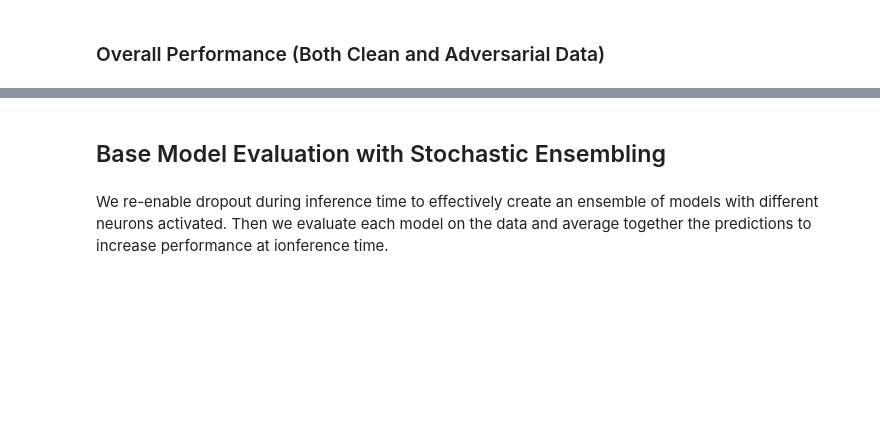
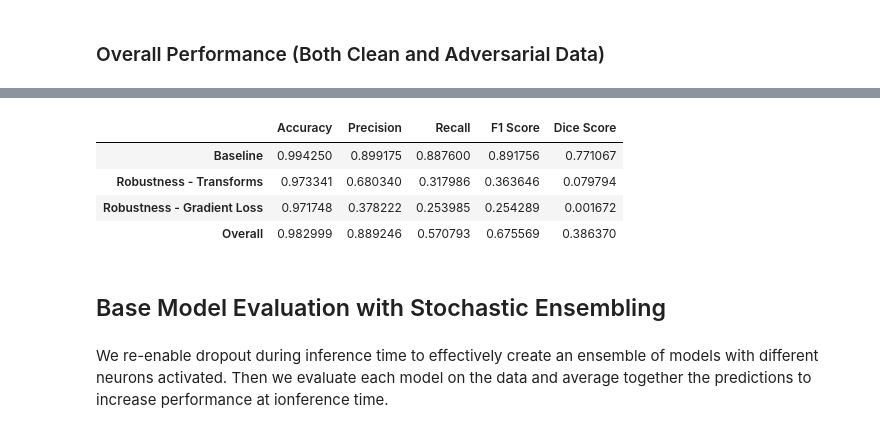
Before and after one commit to hakeematyab/Reliable-Explainable-Brain-Tumor-Segmentation, a Jupyter notebook: notebooks/ModelEvaluation.ipynb, the cells around one changed output, grey strips where cells are left out. Cells and saved outputs as stored; diff of their text form; code cells hidden in the pictures; blank space fills up the shorter version.

```diff
--- a/notebooks/ModelEvaluation.ipynb
+++ b/notebooks/ModelEvaluation.ipynb
@@ -801,3 +868,11 @@ plt.show()
+# %%
+adv_model_metrics = {
+    "Accuracy": acc,
+    "Precision": prec,
+    "Recall": rec,
+    "F1 Score": f1,
+    "Dice Score": dice_score
+    }
 # %% [markdown]
 ### With Transforms
 # %%
@@ -850,3 +933,11 @@ plt.show()
+# %%
+adv_model_transforms_metrics = {
+    "Accuracy": acc,
+    "Precision": prec,
+    "Recall": rec,
+    "F1 Score": f1,
+    "Dice Score": dice_score
+    }
 # %% [markdown]
 ### With Gradient Loss
 # %%
@@ -900,3 +999,11 @@ plt.show()
+# %%
+adv_model_gradient_loss_metrics = {
+    "Accuracy": acc,
+    "Precision": prec,
+    "Recall": rec,
+    "F1 Score": f1,
+    "Dice Score": dice_score
+    }
 # %% [markdown]
 ### Overall Performance (Both Clean and Adversarial Data)
 # %%
@@ -985,3 +1100,22 @@ plt.show()
+# %%
+adv_model_overall_metrics = {
+    "Accuracy": acc,
+    "Precision": prec,
+    "Recall": rec,
+    "F1 Score": f1,
+    "Dice Score": dice_score
+    }
+# %%
+pd.DataFrame({'Baseline':adv_model_metrics,
+              'Robustness - Transforms':adv_model_transforms_metrics,
+             'Robustness - Gradient Loss':adv_model_gradient_loss_metrics,
+             'Overall': adv_model_overall_metrics}).T
+# %% [output]
+|  | Accuracy | Precision | Recall | F1 Score | Dice Score |
+| Baseline | 0.994250 | 0.899175 | 0.887600 | 0.891756 | 0.771067 |
+| Robustness - Transforms | 0.973341 | 0.680340 | 0.317986 | 0.363646 | 0.079794 |
+| Robustness - Gradient Loss | 0.971748 | 0.378222 | 0.253985 | 0.254289 | 0.001672 |
+| Overall | 0.982999 | 0.889246 | 0.570793 | 0.675569 | 0.386370 |
 # %% [markdown]
 ## Base Model Evaluation with Stochastic Ensembling
 # %% [markdown]
```
Also changed, not shown: parts of 13 cells of this notebook.
